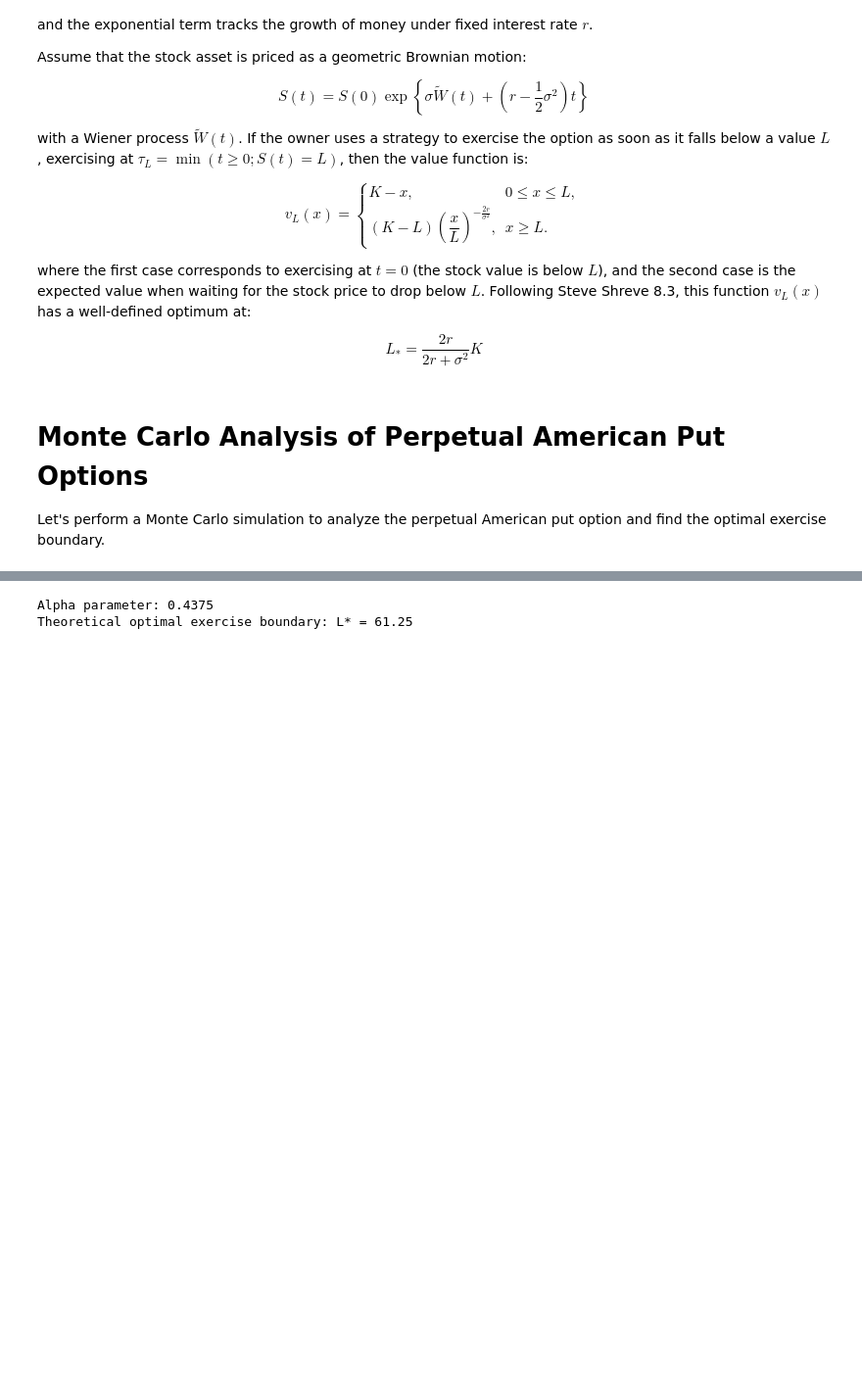
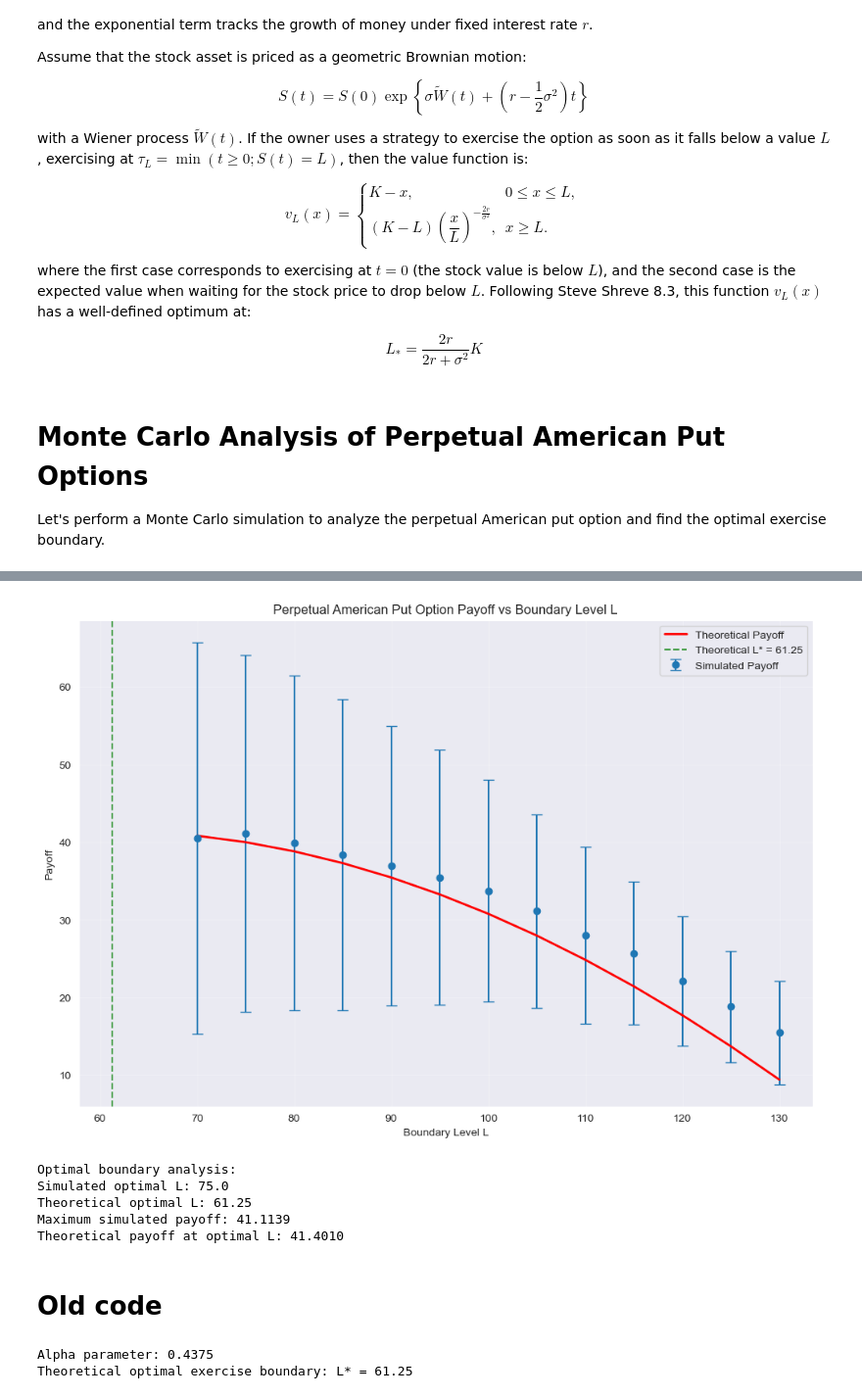
Before and after one commit to wttai004/quant_fin_project, a Jupyter notebook: test_american_option.ipynb, the cells around one changed output, grey strips where cells are left out. Shown at 98% size. Drawn from its saved outputs; the diff is of its cells as text; code cells hidden in the pictures; blank space fills up the shorter version.

```diff
--- a/test_american_option.ipynb
+++ b/test_american_option.ipynb
@@ -197,0 +132,65 @@ Average Exercise Time: 145.8 steps
+# %%
+# First, let's calculate the theoretical optimal boundary
+alpha = (2 * r) / (2 * r + sigma**2)
+theoretical_optimal_L = K * alpha
+
+print(f"Model parameters:")
+print(f"S0 = {S0}, K = {K}, sigma = {sigma}, r = {r}")
+print(f"Alpha parameter: {alpha:.4f}")
+print(f"Theoretical optimal exercise boundary: L* = {theoretical_optimal_L:.2f}")
+print()
+
+# Test L values around the theoretical optimum, but also include the range used before
+L_values = np.arange(70, 135, 5)  # More focused range around reasonable values
+results = []
+
+print("Running simulations...")
+for L in L_values:
+    avg_payoff, std_payoff, payoffs, exercise_times = return_for_perpetual_american_option_simulation(L)
+    results.append((L, avg_payoff, std_payoff))
+
+# Convert results to DataFrame for easier plotting
+results_df = pd.DataFrame(results, columns=['L', 'Average Payoff', 'Std Dev'])
+print("\nResults Summary:")
+print(results_df)
+
+# Plot the results
+plt.figure(figsize=(12, 8))
+plt.errorbar(results_df['L'], results_df['Average Payoff'], yerr=results_df['Std Dev'],
+             fmt='o', label='Simulated Payoff', capsize=5, markersize=6)
+
+# Theoretical value calculation - this is the value when starting at S0=140
+theoretical_values = []
+for L in L_values:
+    if S0 <= L:
+        # If current price is below boundary, exercise immediately
+        theoretical_value = K - S0
+    else:
+        # If current price is above boundary, use the formula
+        theoretical_value = (K - L) * (S0 / L) ** (-2 * r / sigma**2)
+    theoretical_values.append(theoretical_value)
+
+plt.plot(L_values, theoretical_values, label='Theoretical Payoff', color='red', linewidth=2)
+
+# Mark the theoretical optimal boundary
+plt.axvline(x=theoretical_optimal_L, color='green', linestyle='--',
+            label=f'Theoretical L* = {theoretical_optimal_L:.2f}', alpha=0.7)
+
+plt.xlabel('Boundary Level L')
+plt.ylabel('Payoff')
+plt.title('Perpetual American Put Option Payoff vs Boundary Level L')
+plt.legend()
+plt.grid(True, alpha=0.3)
+plt.show()
+
+# Find the optimal L from simulation
+optimal_idx = np.argmax(results_df['Average Payoff'])
+optimal_L_sim = results_df.iloc[optimal_idx]['L']
+max_payoff_sim = results_df.iloc[optimal_idx]['Average Payoff']
+
+print(f"\nOptimal boundary analysis:")
+print(f"Simulated optimal L: {optimal_L_sim:.1f}")
+print(f"Theoretical optimal L: {theoretical_optimal_L:.2f}")
+print(f"Maximum simulated payoff: {max_payoff_sim:.4f}")
+print(f"Theoretical payoff at optimal L: {(K - theoretical_optimal_L) * (S0 / theoretical_optimal_L) ** (-2 * r / sigma**2):.4f}")
+# %% [output]
@@ -198,3 +214,11 @@ Average Exercise Time: 145.8 steps
+[figure, added]
+Optimal boundary analysis:
+Simulated optimal L: 75.0
+Theoretical optimal L: 61.25
+Maximum simulated payoff: 41.1139
+Theoretical payoff at optimal L: 41.4010
+# %% [markdown]
+# Old code
 # %%
 # Calculate theoretical optimal exercise boundary
 alpha = (2 * r) / (2 * r + sigma**2)
```
Also changed, not shown: parts of 7 cells of this notebook, 3 other files.
